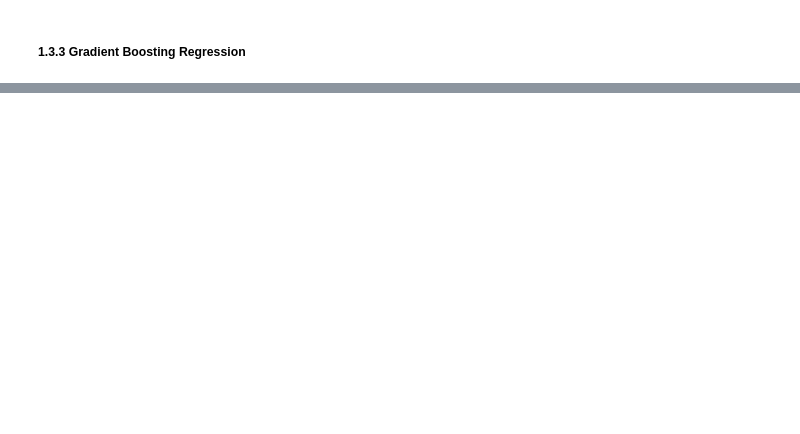
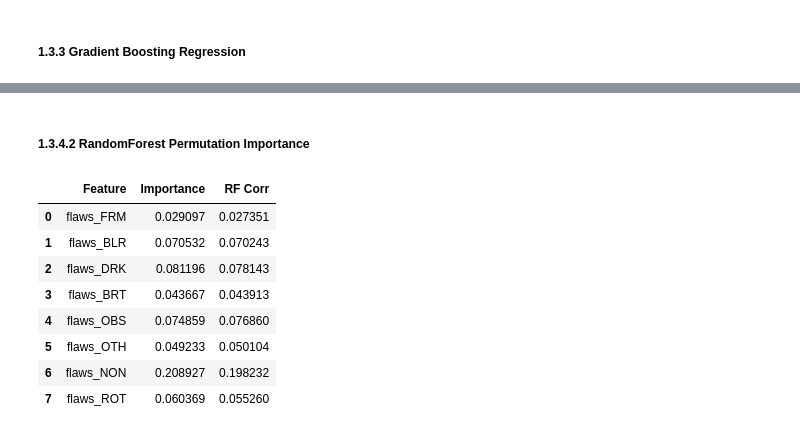
Before and after one commit to cthacker-udel/VizWizAnnotations, a Jupyter notebook: image_quality_issues.ipynb, the cells around one changed output, grey strips where cells are left out. Drawn from its saved outputs; the diff is of its cells as text; code cells hidden in the pictures; blank space fills up the shorter version.

```diff
--- a/image_quality_issues.ipynb
+++ b/image_quality_issues.ipynb
@@ -49,11 +49,15 @@ class AnnotationData:
     image: str # The link of the image
     unrecognizable: int # Whether the image is unrecognizable
 # %%
-data: Optional[list[AnnotationData]]
+train_data: Optional[list[AnnotationData]] = []
 with open("./data/train.json") as training_data:
-    data: list[AnnotationData] = json.load(training_data)
+    train_data: list[AnnotationData] = json.load(training_data)
 
-print(data[0])
+test_data: Optional[list[AnnotationData]] = []
+with open("./data/val.json") as testing_data:
+    test_data: list[AnnotationData] = json.load(testing_data)
+
+print(train_data[0])
 # %% [output]
 {'flaws': {'FRM': 1, 'BLR': 5, 'DRK': 0, 'BRT': 3, 'OBS': 0, 'OTH': 0, 'NON': 0, 'ROT': 0}, 'image': 'VizWiz_train_00022585.jpg', 'unrecognizable': 4}
 # %% [markdown]
@@ -192,0 +258,23 @@ model_xgb = XGBRegressor()
+# %% [markdown]
+##### 1.3.4.2 RandomForest Permutation Importance
+# %%
+rf_perm = RandomForestRegressor()
+rf_perm.fit(data_df, target)
+
+result = permutation_importance(rf_perm, test_df, target_test, n_repeats=10, random_state=42)
+
+feature_importance_rf_perm = pd.DataFrame({ 'Feature': data_df.columns, 'Importance': result.importances_mean })
+
+feature_importance_rf_perm['RF Corr'] = feature_importance_rf['Importance']
+
+feature_importance_rf_perm
+# %% [output]
+|  | Feature | Importance | RF Corr |
+| 0 | flaws_FRM | 0.029097 | 0.027351 |
+| 1 | flaws_BLR | 0.070532 | 0.070243 |
+| 2 | flaws_DRK | 0.081196 | 0.078143 |
+| 3 | flaws_BRT | 0.043667 | 0.043913 |
+| 4 | flaws_OBS | 0.074859 | 0.076860 |
+| 5 | flaws_OTH | 0.049233 | 0.050104 |
+| 6 | flaws_NON | 0.208927 | 0.198232 |
+| 7 | flaws_ROT | 0.060369 | 0.055260 |
```
Also changed, not shown: parts of 20 cells of this notebook.
